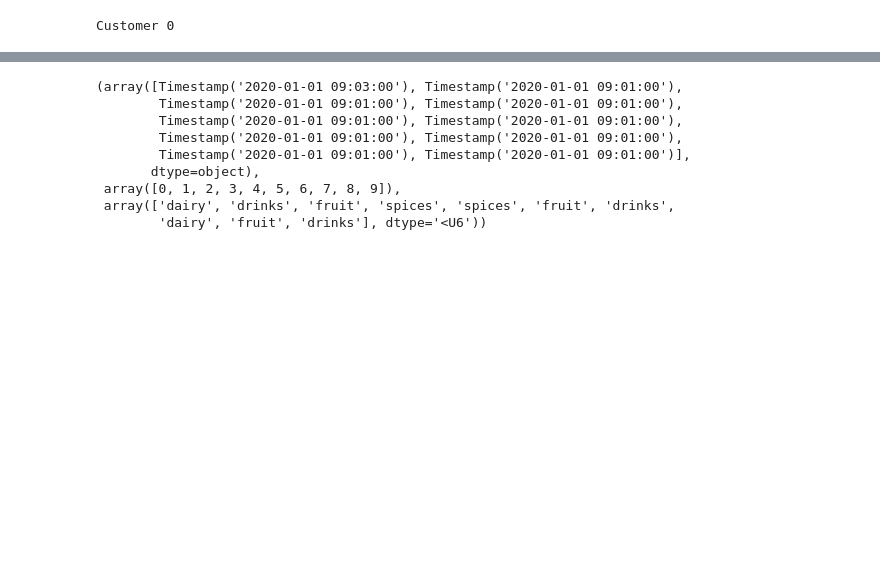
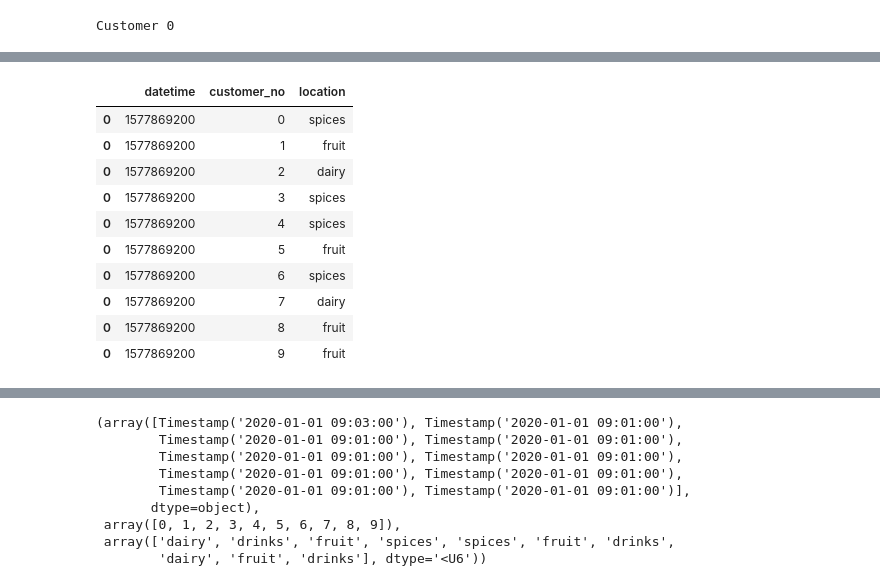
Before and after one commit to corcorf/doodl, a Jupyter notebook: doodl_simulation_01.ipynb, the cells around one changed output, grey strips where cells are left out. Saved outputs shown, nothing was run; the diff lists cells and outputs as text; code cells hidden in the pictures; blank space fills up the shorter version.

```diff
--- a/doodl_simulation_01.ipynb
+++ b/doodl_simulation_01.ipynb
@@ -541,0 +573,14 @@ r1
+# %%
+df
+# %% [output]
+|  | datetime | customer_no | location |
+| 0 | 1577869200 | 0 | spices |
+| 0 | 1577869200 | 1 | fruit |
+| 0 | 1577869200 | 2 | dairy |
+| 0 | 1577869200 | 3 | spices |
+| 0 | 1577869200 | 4 | spices |
+| 0 | 1577869200 | 5 | fruit |
+| 0 | 1577869200 | 6 | spices |
+| 0 | 1577869200 | 7 | dairy |
+| 0 | 1577869200 | 8 | fruit |
+| 0 | 1577869200 | 9 | fruit |
```
Also changed, not shown: parts of 29 cells of this notebook.
